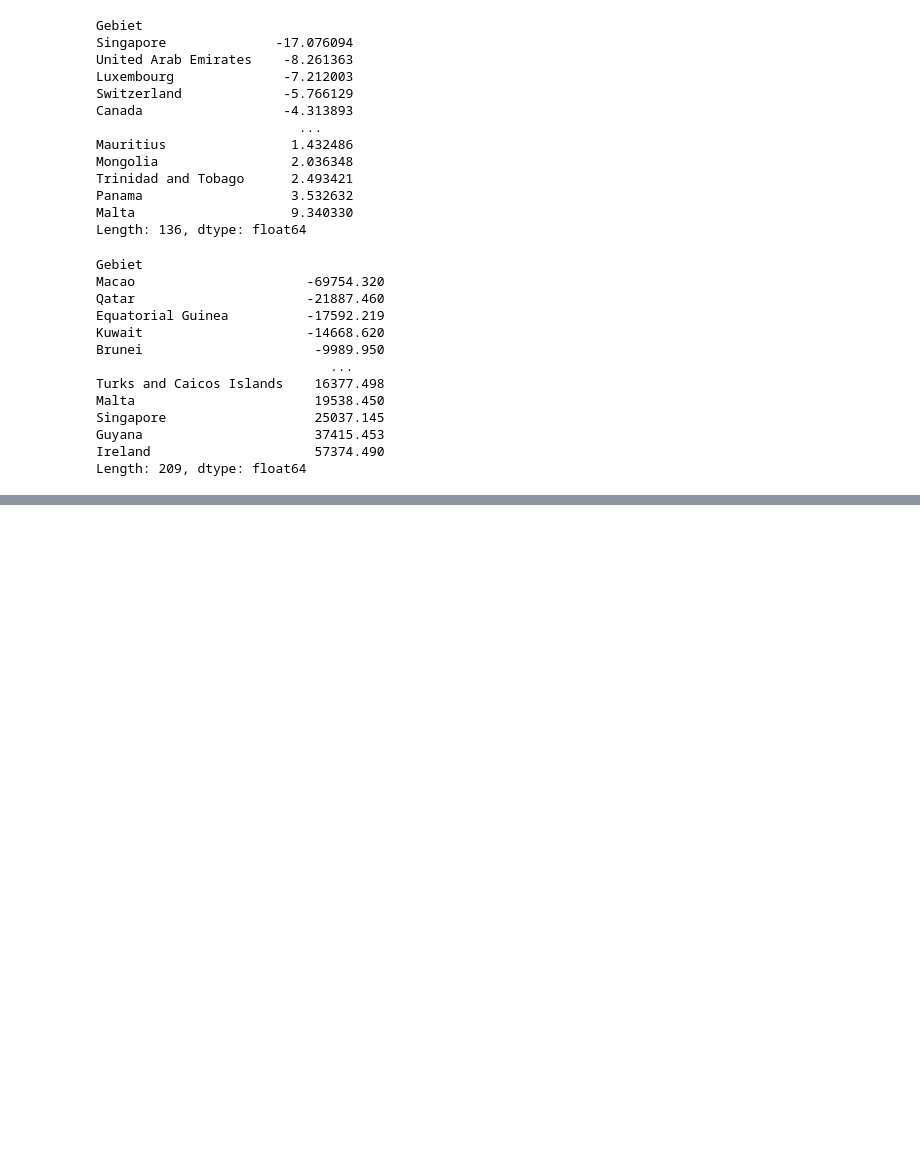
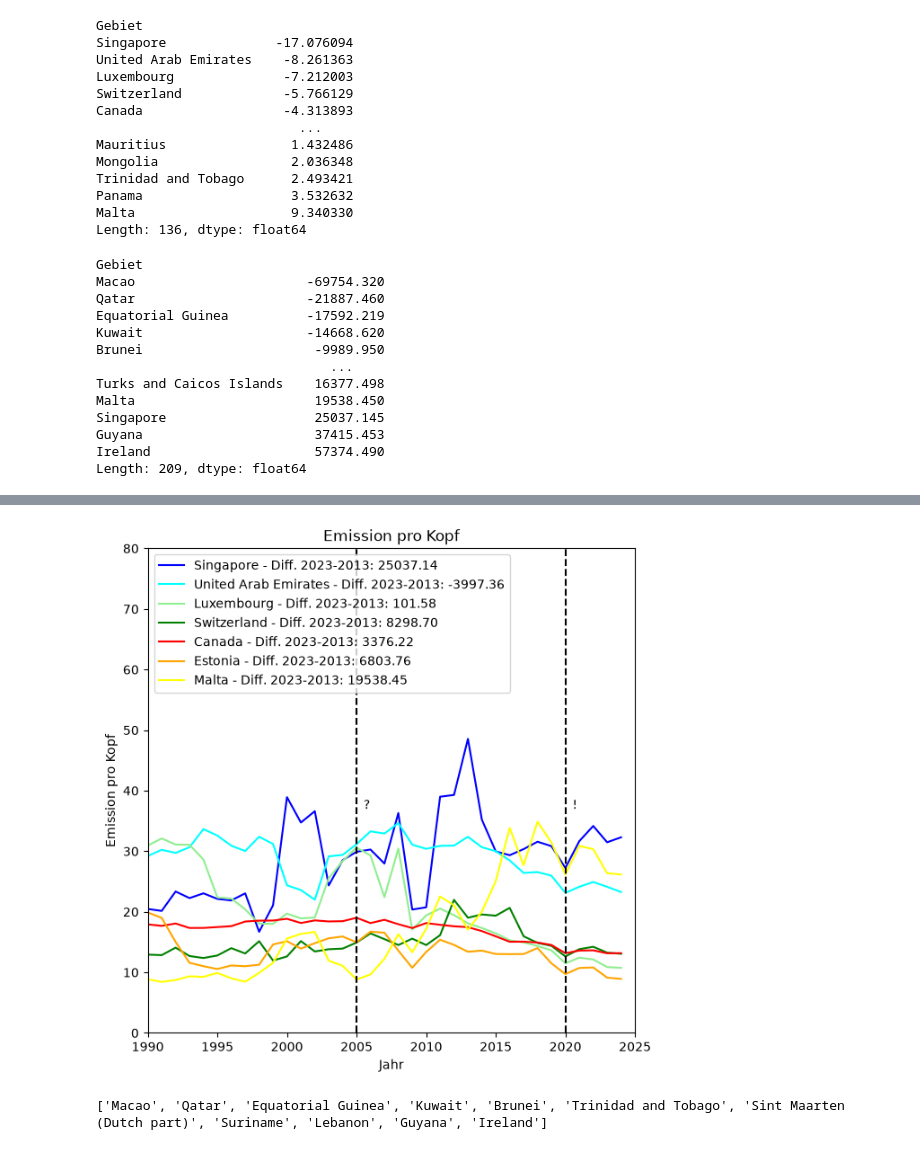
Before and after one commit to llaarriir/LN-Informatik, a Jupyter notebook: dataframe_co2.ipynb, the cells around one changed output, grey strips where cells are left out. Saved outputs shown, nothing was run; the diff lists cells and outputs as text; code cells hidden in the pictures; blank space fills up the shorter version.

```diff
--- a/dataframe_co2.ipynb
+++ b/dataframe_co2.ipynb
@@ -228,0 +240,33 @@ diffs[diff_sel].plot(kind='barh', title='Grösste und kleinste Differenz vom BIP
+# %%
+color_dict = {
+    'Singapore': 'blue',
+    'United Arab Emirates': 'cyan',
+    'Luxembourg': 'lightgreen',
+    'Switzerland': 'green',
+    'Canada': 'red',
+    'Estonia': 'orange',
+    'Malta': 'yellow'
+}
+
+for gebiet in Gebiets_liste:
+    diff = diffs[gebiet]
+    g = df_pivot_emi.loc[gebiet].plot(title='Emission pro Kopf', xlabel='Jahr', ylabel=f'Emission pro Kopf', legend=True,
+          label=f'{gebiet} - Diff. 2023-2013: {diff:.2f}',
+          xlim=[1990,2025], ylim=[0,80],
+          color=color_dict[gebiet],
+          figsize=(7,7))
+
+#!
+g.axvline(x=2020, color='black', linestyle='--')
+g.text(2020.5, 37, '!')
+
+#?
+g.axvline(x=2005, color='black', linestyle='--')
+g.text(2005.5, 37, '?');
+# %% [output]
+[figure, added]
+# %%
+Gebiets_liste = diffs_bip[diff_sel_bip].index.tolist()
+print(Gebiets_liste)
+# %% [output]
+['Macao', 'Qatar', 'Equatorial Guinea', 'Kuwait', 'Brunei', 'Trinidad and Tobago', 'Sint Maarten (Dutch part)', 'Suriname', 'Lebanon', 'Guyana', 'Ireland']
```
Also changed, not shown: parts of 6 cells of this notebook.
